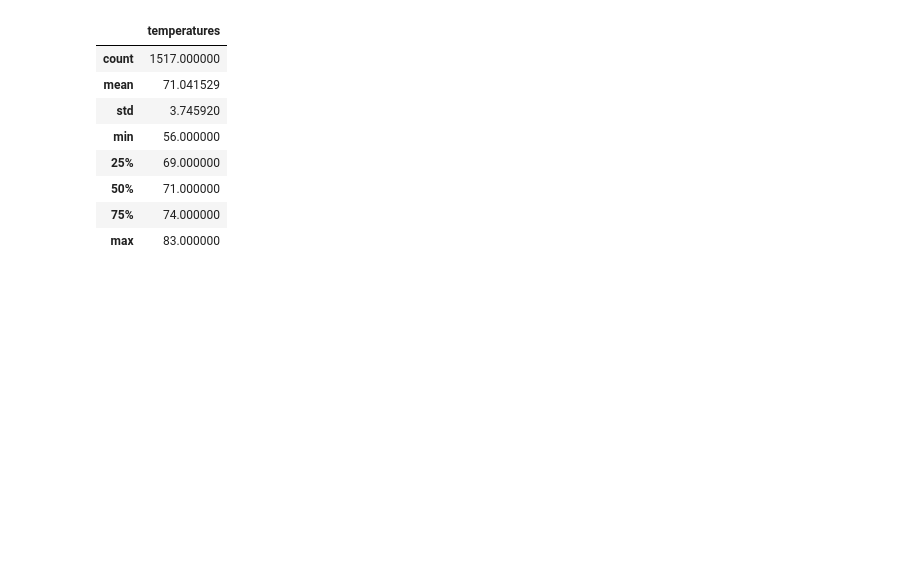
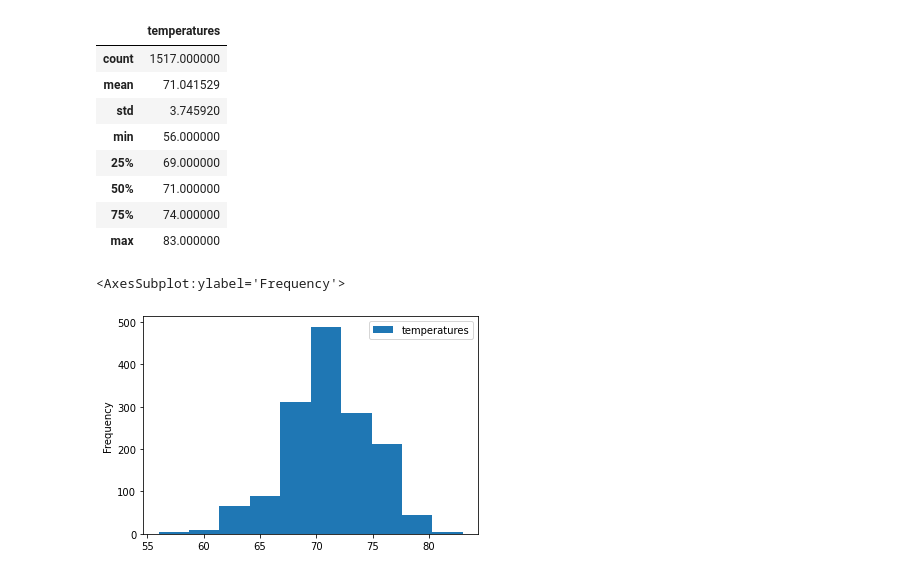
Before and after one commit to tonjakae/surfs_up, a Jupyter notebook: SurfsUp_Challenge.ipynb, the cells around one changed output. Cells and saved outputs as stored; diff of their text form; code cells hidden in the pictures; blank space fills up the shorter version.

```diff
--- a/SurfsUp_Challenge.ipynb
+++ b/SurfsUp_Challenge.ipynb
@@ -132,3 +132,9 @@ dec_df.describe()
 | 50% | 71.000000 |
 | 75% | 74.000000 |
 | max | 83.000000 |
+# %%
+# June_df.plot().hist
+dec_df.plot.hist()
+# %% [output]
+<AxesSubplot:ylabel='Frequency'>
+[figure, added]
```
Also changed, not shown: 1 other file.
